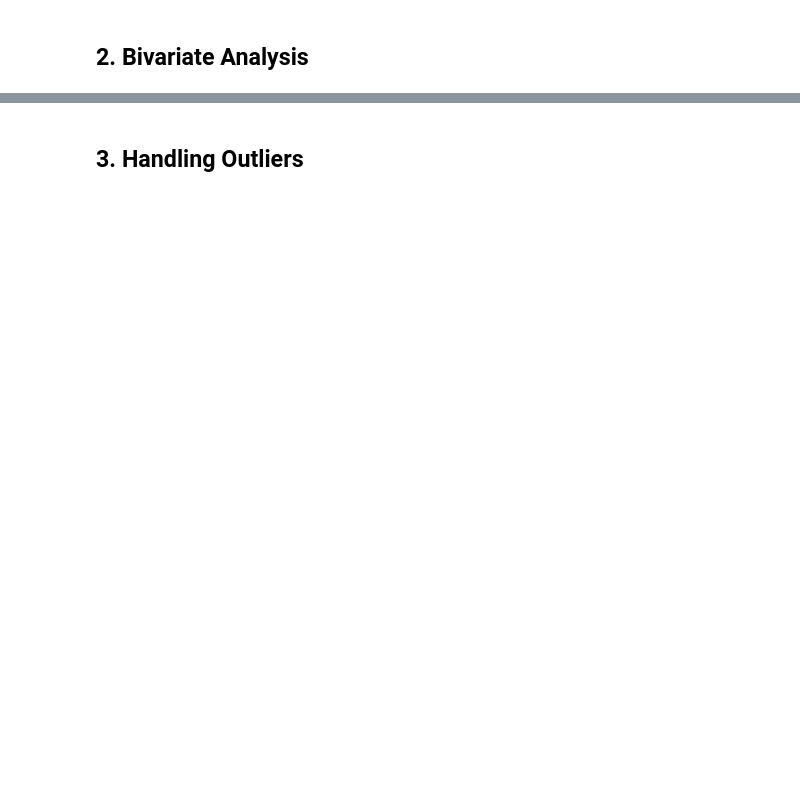
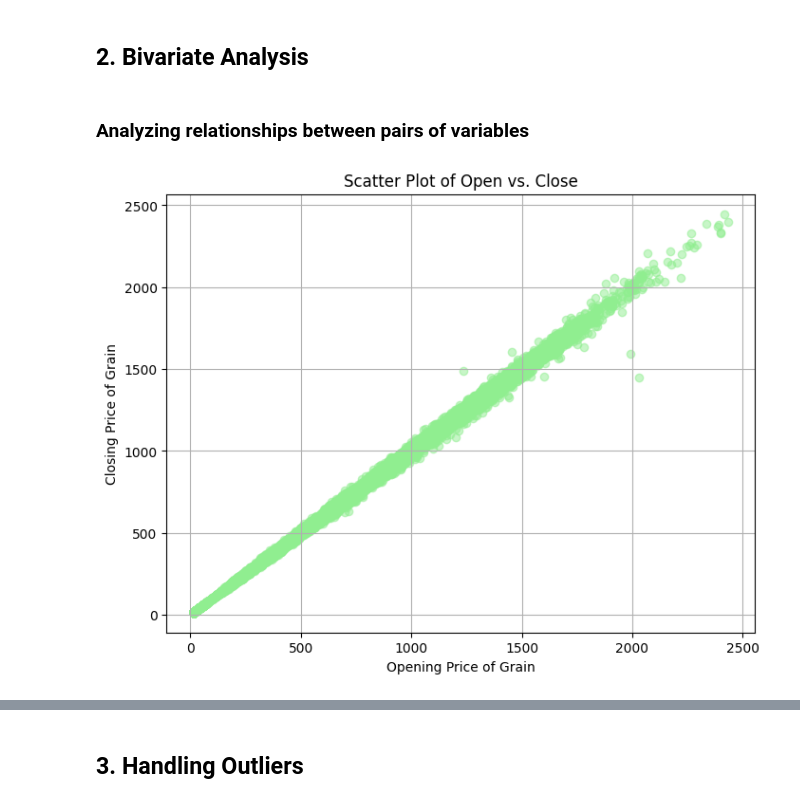
Before and after one commit to joyc3lin/datasci_3_eda, a Jupyter notebook: HHA507_week3assignment.ipynb, the cells around one changed output, grey strips where cells are left out. Saved outputs shown, nothing was run; the diff lists cells and outputs as text; code cells hidden in the pictures; blank space fills up the shorter version.

```diff
--- a/HHA507_week3assignment.ipynb
+++ b/HHA507_week3assignment.ipynb
@@ -199,2 +201,15 @@ plt.show()
 # %% [markdown]
 ## **2. Bivariate Analysis**
+# %% [markdown]
+### Analyzing relationships between pairs of variables
+# %%
+# scatter plot for open and close
+plt.figure(figsize=(8, 6))
+plt.scatter(df_grain['open'], df_grain['close'], color='lightgreen', alpha=0.5)
+plt.xlabel('Opening Price of Grain')
+plt.ylabel('Closing Price of Grain')
+plt.title('Scatter Plot of Open vs. Close')
+plt.grid()
+plt.show()
+# %% [output]
+[figure, added]
```
Also changed, not shown: parts of 11 cells of this notebook.
